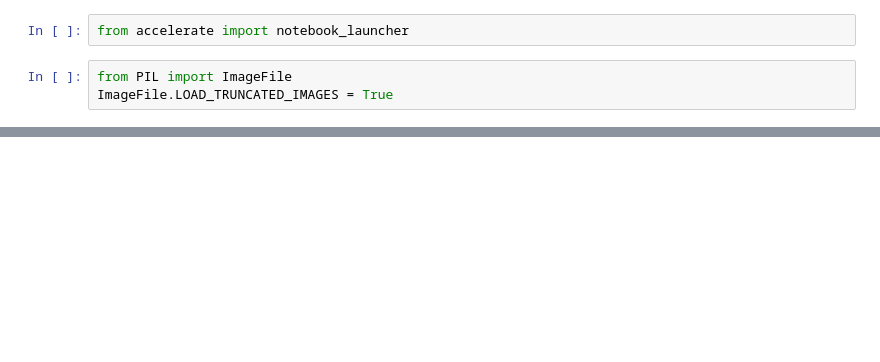
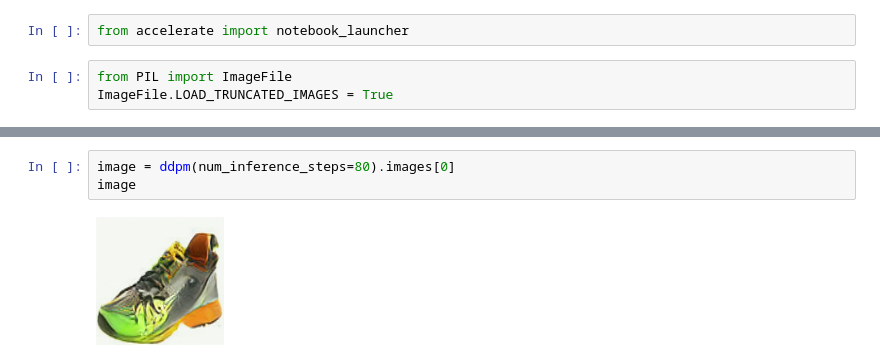
Before and after one commit to mikeagz/Proyecto-CC, a Jupyter notebook: shoes-difussion.ipynb, the cells around one changed output, grey strips where cells are left out. Cells and saved outputs as stored; diff of their text form; blank space fills up the shorter version.

```diff
--- a/shoes-difussion.ipynb
+++ b/shoes-difussion.ipynb
@@ -280,0 +348,5 @@ Image.open(sample_images[-1])
+# %%
+image = ddpm(num_inference_steps=80).images[0]
+image
+# %% [output]
+[figure, added]
```
Also changed, not shown: parts of 23 cells of this notebook, 17 other files.
